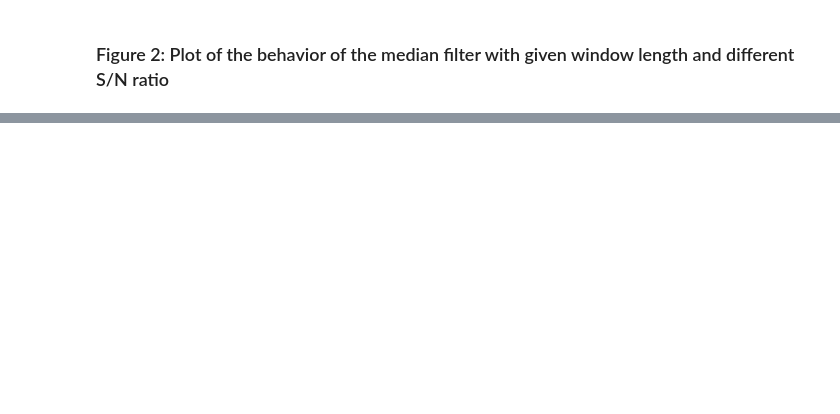
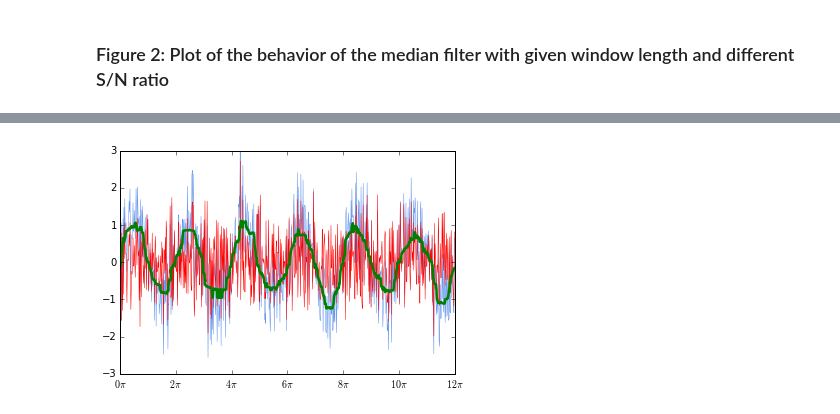
Before and after one commit to ktakagaki/kt-2015-DSPHandsOn, a Jupyter notebook: MedianFilter/Python/06. Behavior of the median filter with white noise/Behavior of the median filter with a noised sine wave.ipynb, the cells around one changed output, grey strips where cells are left out. Drawn from its saved outputs; the diff is of its cells as text; code cells hidden in the pictures; blank space fills up the shorter version.

```diff
--- a/MedianFilter/Python/06. Behavior of the median filter with white noise/Behavior of the median filter with a noised sine wave.ipynb
+++ b/MedianFilter/Python/06. Behavior of the median filter with white noise/Behavior of the median filter with a noised sine wave.ipynb
@@ -172,0 +174,4 @@ plt.savefig('Behavior with given wl and different SN ratio2.png',dpi=300)
+# %%
+functions.medianSinPlotNoised(16, 33, 16*128, 640, -640)
+# %% [output]
+[figure, added]
```
Also changed, not shown: parts of 8 cells of this notebook, 5 other files.
